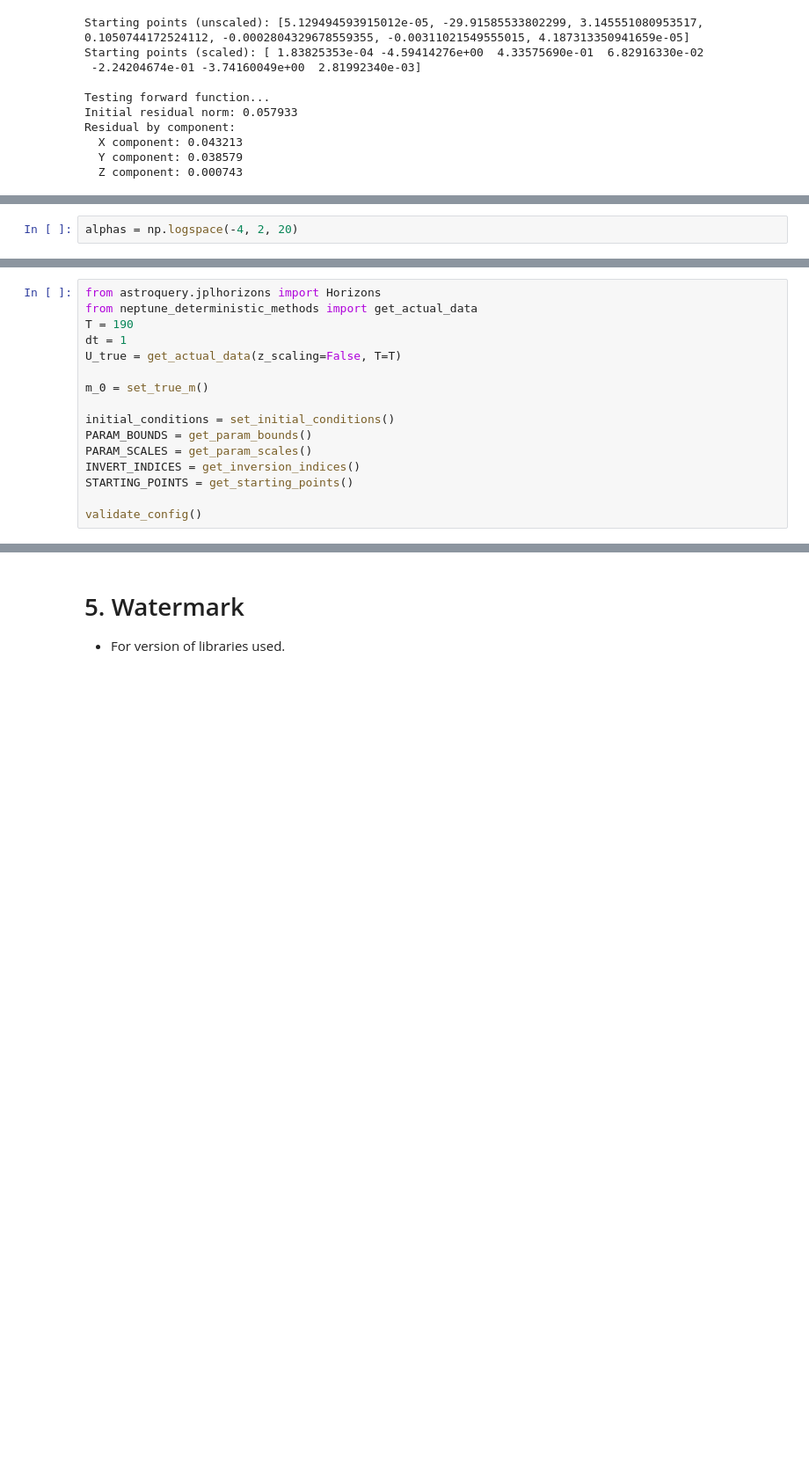
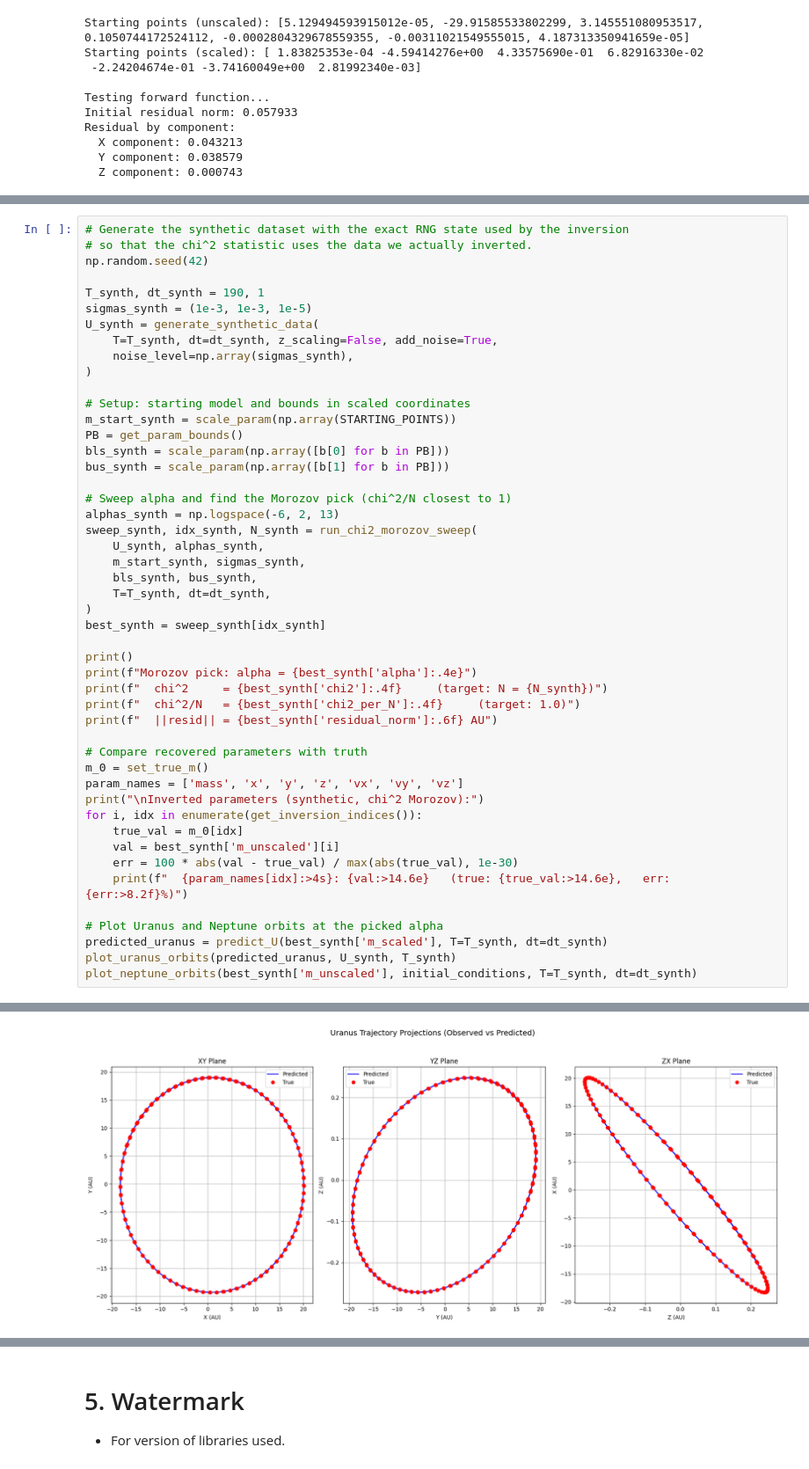
Before and after one commit to inlab-geo/cofi-examples, a Jupyter notebook: examples/Finding_Neptune_Inversions/finding_neptune_via_deterministic_inv.ipynb, the cells around one changed output, grey strips where cells are left out. Shown at 88% size. Drawn from its saved outputs; the diff is of its cells as text; blank space fills up the shorter version.

```diff
--- a/examples/Finding_Neptune_Inversions/finding_neptune_via_deterministic_inv.ipynb
+++ b/examples/Finding_Neptune_Inversions/finding_neptune_via_deterministic_inv.ipynb
@@ -358,2 +231,0 @@ Orbital direction: Start (circle) → End (square)
-# %%
-alphas = np.logspace(-4, 2, 20)
@@ -549,16 +231,0 @@ This dataset provides real-world observations to test the robustness of our inve
-# %%
-from astroquery.jplhorizons import Horizons
-from neptune_deterministic_methods import get_actual_data
-T = 190
-dt = 1
-U_true = get_actual_data(z_scaling=False, T=T)
-
-m_0 = set_true_m()
-
-initial_conditions = set_initial_conditions()
-PARAM_BOUNDS = get_param_bounds()
-PARAM_SCALES = get_param_scales()
-INVERT_INDICES = get_inversion_indices()
-STARTING_POINTS = get_starting_points()
-
-validate_config()
@@ -712,0 +438,49 @@ Orbital direction: Start (circle) → End (square)
+# %%
+# Generate the synthetic dataset with the exact RNG state used by the inversion
+# so that the chi^2 statistic uses the data we actually inverted.
+np.random.seed(42)
+
+T_synth, dt_synth = 190, 1
+sigmas_synth = (1e-3, 1e-3, 1e-5)
+U_synth = generate_synthetic_data(
+    T=T_synth, dt=dt_synth, z_scaling=False, add_noise=True,
+    noise_level=np.array(sigmas_synth),
+)
+
+# Setup: starting model and bounds in scaled coordinates
+m_start_synth = scale_param(np.array(STARTING_POINTS))
+PB = get_param_bounds()
+bls_synth = scale_param(np.array([b[0] for b in PB]))
+bus_synth = scale_param(np.array([b[1] for b in PB]))
+
+# Sweep alpha and find the Morozov pick (chi^2/N closest to 1)
+alphas_synth = np.logspace(-6, 2, 13)
+sweep_synth, idx_synth, N_synth = run_chi2_morozov_sweep(
+    U_synth, alphas_synth,
+    m_start_synth, sigmas_synth,
+    bls_synth, bus_synth,
+    T=T_synth, dt=dt_synth,
+)
+best_synth = sweep_synth[idx_synth]
+
+print()
+print(f"Morozov pick: alpha = {best_synth['alpha']:.4e}")
+print(f"  chi^2     = {best_synth['chi2']:.4f}     (target: N = {N_synth})")
+print(f"  chi^2/N   = {best_synth['chi2_per_N']:.4f}     (target: 1.0)")
+print(f"  ||resid|| = {best_synth['residual_norm']:.6f} AU")
+
+# Compare recovered parameters with truth
+m_0 = set_true_m()
+param_names = ['mass', 'x', 'y', 'z', 'vx', 'vy', 'vz']
+print("\nInverted parameters (synthetic, chi^2 Morozov):")
+for i, idx in enumerate(get_inversion_indices()):
+    true_val = m_0[idx]
+    val = best_synth['m_unscaled'][i]
+    err = 100 * abs(val - true_val) / max(abs(true_val), 1e-30)
+    print(f"  {param_names[idx]:>4s}: {val:>14.6e}   (true: {true_val:>14.6e},   err: {err:>8.2f}%)")
+
+# Plot Uranus and Neptune orbits at the picked alpha
+predicted_uranus = predict_U(best_synth['m_scaled'], T=T_synth, dt=dt_synth)
+plot_uranus_orbits(predicted_uranus, U_synth, T_synth)
+plot_neptune_orbits(best_synth['m_unscaled'], initial_conditions, T=T_synth, dt=dt_synth)
+# %% [output]
@@ -712,0 +504 @@ Orbital direction: Start (circle) → End (square)
+[figure, added]
```
Also changed, not shown: parts of 33 cells of this notebook, 5 other files.
